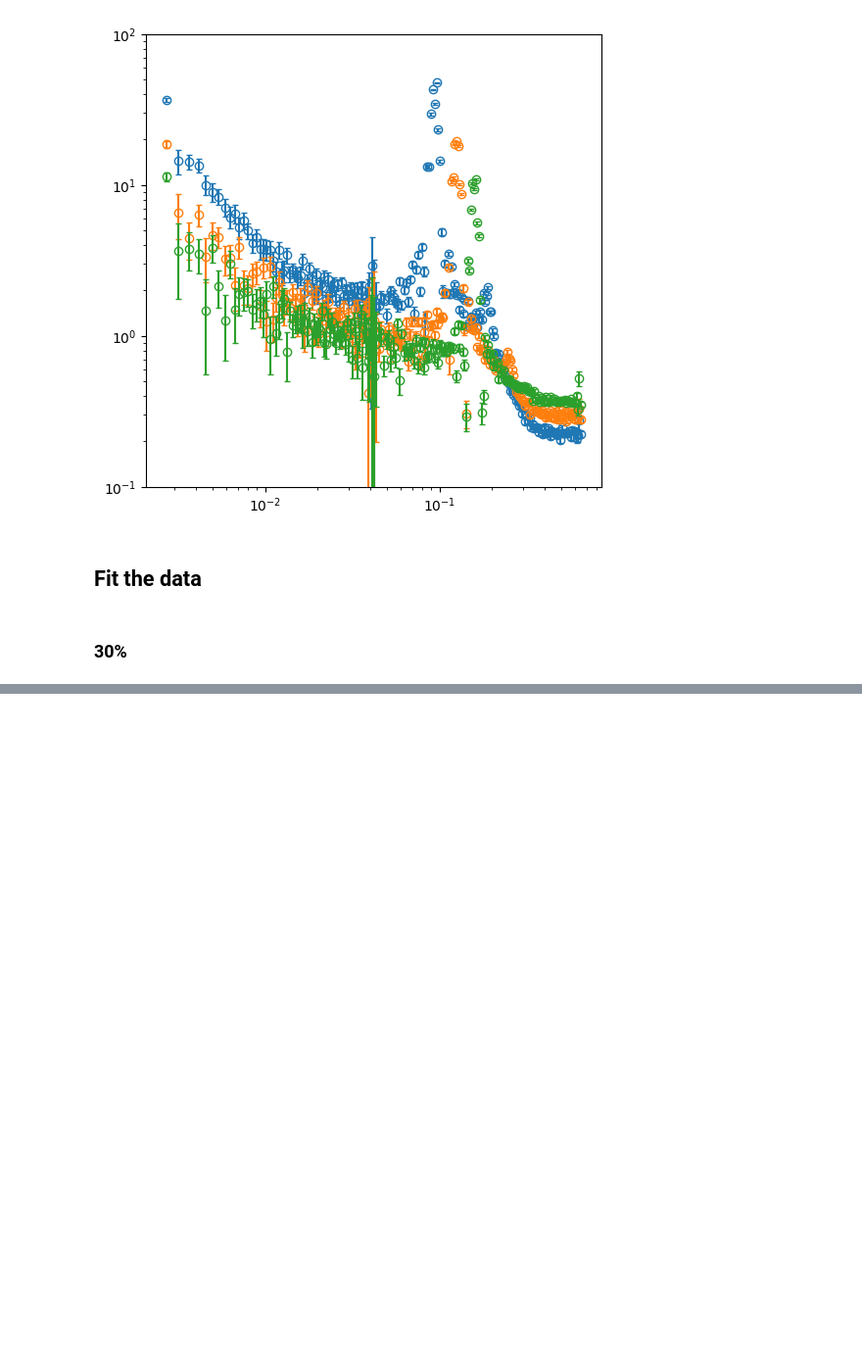
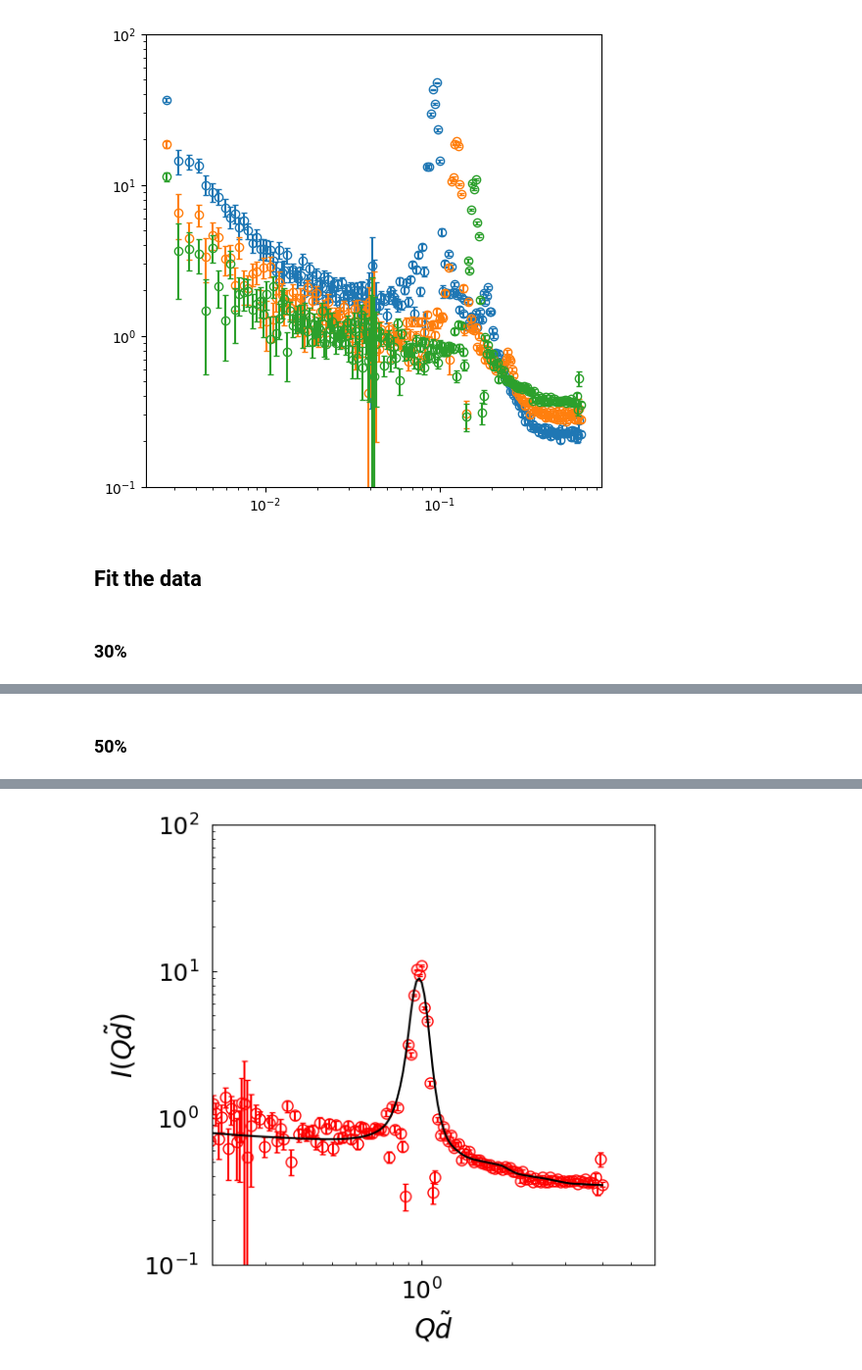
Before and after one commit to ch-tung/Randomwave_ML, a Jupyter notebook: generative_NN/KAN/fit_IQ_exp.ipynb, the cells around one changed output, grey strips where cells are left out. Shown at 98% size. Drawn from its saved outputs; the diff is of its cells as text; code cells hidden in the pictures; blank space fills up the shorter version.

```diff
--- a/generative_NN/KAN/fit_IQ_exp.ipynb
+++ b/generative_NN/KAN/fit_IQ_exp.ipynb
@@ -310,0 +402,74 @@ ax.tick_params(direction='in', axis='both', which='both', labelsize=18, pad=10)
+# %% [markdown]
+### 50%
+# %%
+# fitting targets
+index_data = 2
+IQ_data = IQ_list[index_data]
+IQ_er_data = IQ_er_list[index_data]
+Q_max = Q_max_list[index_data]
+index_Q = (Q/Q_max>0.8)*(Q/Q_max<5)
+
+# create parameters for fitting
+fp_names = ['sigma_k', 'kappa', 'alpha', 'y_scale', 'x_scale', 'bg']
+
+params = Parameters()
+params.add('sigma_k', value=0.23, min=0.05, max=1.0)
+params.add('kappa', value=1.63, min=1, max=2)
+params.add('alpha', value=0.26, min=0.0, max=1.0)
+params.add('y_scale', value=2.4e5, min=2e5, max=1e6)
+params.add('x_scale', value=1.1, min=0.9, max=1.2, vary=True)
+params.add('bg', value=0.33, min=0.25, max=0.45)
+
+## define loss
+def IQ_th(params, Q):
+    v = params.valuesdict()
+    x = np.array([np.log(v['sigma_k']),np.log(v['kappa']),v['alpha']])
+    x_torch = use_KAN.to_torch_device(x, device=device)
+    log_IQ_KAN = f_IQ_KAN(model_KAN, x_torch, Q/v['x_scale'])
+    IQ_scaled = np.exp(log_IQ_KAN.cpu().detach().numpy())[0]
+    return IQ_scaled*v['y_scale']+v['bg']
+
+def lmbda(params, Q, IQ_exp, IQ_er_exp, index_Q=np.arange(len(Q))):
+    IQ = IQ_th(params, Q)
+    minimizer_target = lambda x, y, z: (np.log(x/y))/np.log(1+z/y)
+    # minimizer_target = lambda x, y, z: (x-y)**2
+    return minimizer_target(IQ[index_Q],IQ_exp[index_Q],IQ_er_exp[index_Q])
+
+
+# do fit, here with the default leastsq algorithm
+minner = Minimizer(lmbda, params, fcn_args=(Q/Q_max, IQ_data, IQ_er_data, index_Q))
+# result = minner.minimize('emcee')
+result = minner.minimize('powell')
+# result = minner.minimize('nelder')
+# result = minner.brute(Ns=12)
+
+# write error report
+report_fit(result)
+result_list.append(result)
+v_result = result.params.valuesdict()
+print('volume_fraction = {}'.format(volume_fraction(v_result['alpha'])))
+
+# fitting targets
+Q_max = Q_max_list[index_data]
+# result = result_list[index_data]
+
+IQ_KAN = IQ_th(result.params, Q/Q_max)
+
+## plot fitting results
+fig = plt.figure(figsize=(6,6))
+ax = fig.add_subplot(1,1,1)
+
+ax.plot(Q/Q_max,IQ_data,'or',fillstyle='none',ms=8)
+ax.errorbar(Q/Q_max,IQ_data,IQ_er_data,
+            linestyle='',label=dataname, color = 'r' ,capsize=2)
+# ax.plot(qq_data[index_Q]/np.pi/20,IQ_th(params,qq_data)[index_Q],'k--')
+ax.plot(Q/Q_max,IQ_KAN,'k-')
+
+ax.set_xlabel(r'$Q\tilde{d}$',fontsize=20)
+ax.set_ylabel(r'$I(Q\tilde{d})$',fontsize=20)
+ax.set_yscale('log')
+ax.set_xscale('log')
+ax.set_xlim([0.2,6])
+ax.set_ylim([0.1,100])
+ax.tick_params(direction='in', axis='both', which='both', labelsize=18, pad=10)
+# %% [output]
@@ -310,0 +493 @@ ax.tick_params(direction='in', axis='both', which='both', labelsize=18, pad=10)
+[figure, added]
```
Also changed, not shown: parts of 7 cells of this notebook, 1 other file.
